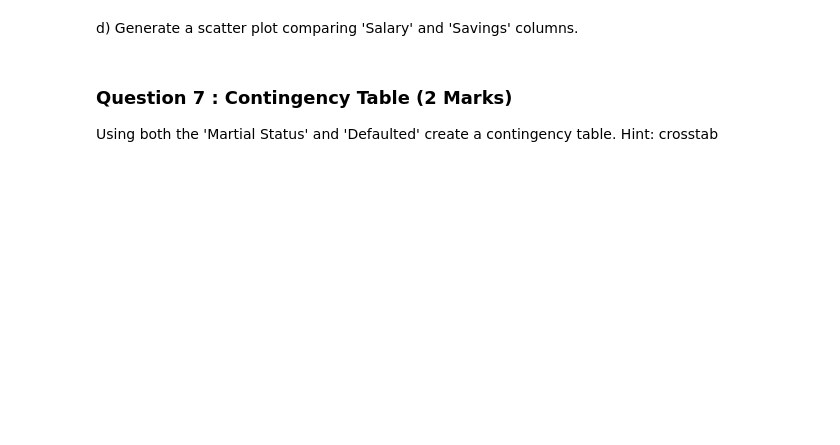
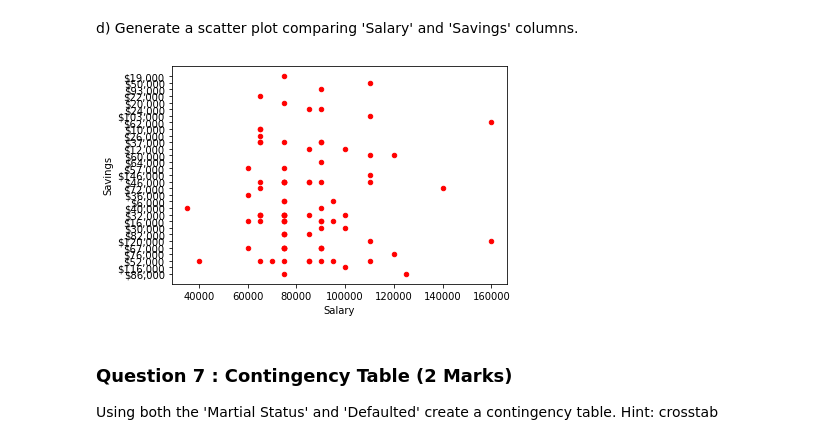
Before and after one commit to buriihenry/Pandas_ML_Assignment, a Jupyter notebook: Assignment 1/Pandas Analysis Assignment 1.ipynb, the cells around one changed output. Saved outputs shown, nothing was run; the diff lists cells and outputs as text; code cells hidden in the pictures; blank space fills up the shorter version.

```diff
--- a/Assignment 1/Pandas Analysis Assignment 1.ipynb
+++ b/Assignment 1/Pandas Analysis Assignment 1.ipynb
@@ -275,3 +265,9 @@ d) Generate a scatter plot comparing 'Salary' and 'Savings' columns.
+# %%
+#d) (1)
+df.plot(kind='scatter',x='Salary',y='Savings',color='red')
+plt.show()
+# %% [output]
+[figure, added]
 # %% [markdown]
 ### Question 7 :  Contingency Table (2 Marks)
 
```
Also changed, not shown: parts of 12 cells of this notebook.
